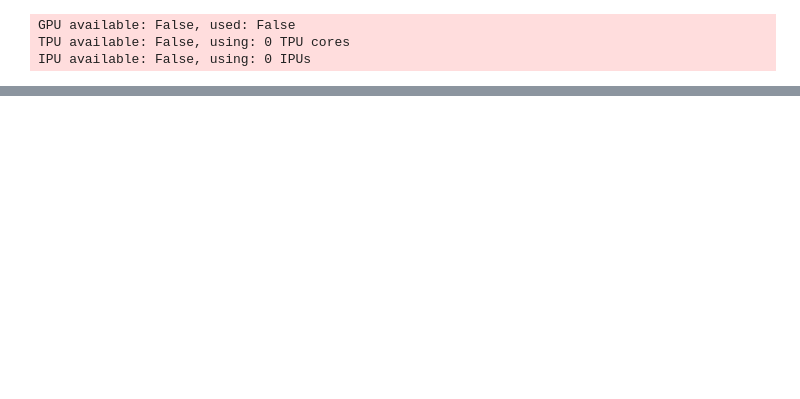
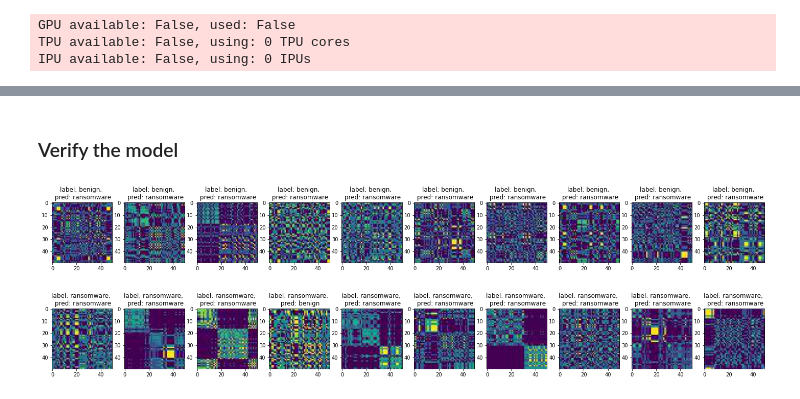
Before and after one commit to olihofmann/cas-aml, a Jupyter notebook: crypto-ransomware-detection/create-bi-cnn-model.ipynb, the cells around one changed output, grey strips where cells are left out. Saved outputs shown, nothing was run; the diff lists cells and outputs as text; code cells hidden in the pictures; blank space fills up the shorter version.

```diff
--- a/crypto-ransomware-detection/create-bi-cnn-model.ipynb
+++ b/crypto-ransomware-detection/create-bi-cnn-model.ipynb
@@ -404,6 +368,8 @@ resnet_model = ResnetNetwork(number_of_classes=2)
+# %%
+mtf_model = BaselineNetwork(number_of_classes=len(mtf_idx_to_class), image_size=50)
 # %%
-resnet_logger = pl_loggers.TensorBoardLogger("logs/", name="Resnet")
-resnet_trainer = pl.Trainer(max_epochs=10, log_every_n_steps=1, logger=resnet_logger)
+logger_mtf = pl_loggers.TensorBoardLogger("logs/", name="BI-MTF")
+trainer_mtf = pl.Trainer(max_epochs=20, log_every_n_steps=1, logger=logger_mtf)
 # %% [output]
 GPU available: False, used: False
 TPU available: False, using: 0 TPU cores
@@ -422,0 +377,2 @@ resnet_trainer.fit(resnet_model, train_dataloaders=train_loader_resnet, val_data
+# %%
+trainer_mtf.fit(mtf_model, train_dataloaders=train_mtf_loader, val_dataloaders=validation_mtf_loader)
@@ -427 +401,8 @@ Reusing TensorBoard on port 6011 (pid 11268), started 0:32:46 ago. (Use '!kill 1
 [interactive output not drawn]
+# %% [markdown]
+### Verify the model
+# %%
+test_mtf_dataloader = DataLoader(test_mtf_dataset, batch_size=1, num_workers=0)
+eval_model(test_mtf_dataloader, mtf_model)
+# %% [output]
+[figure, added]
```
Also changed, not shown: parts of 56 cells of this notebook.
